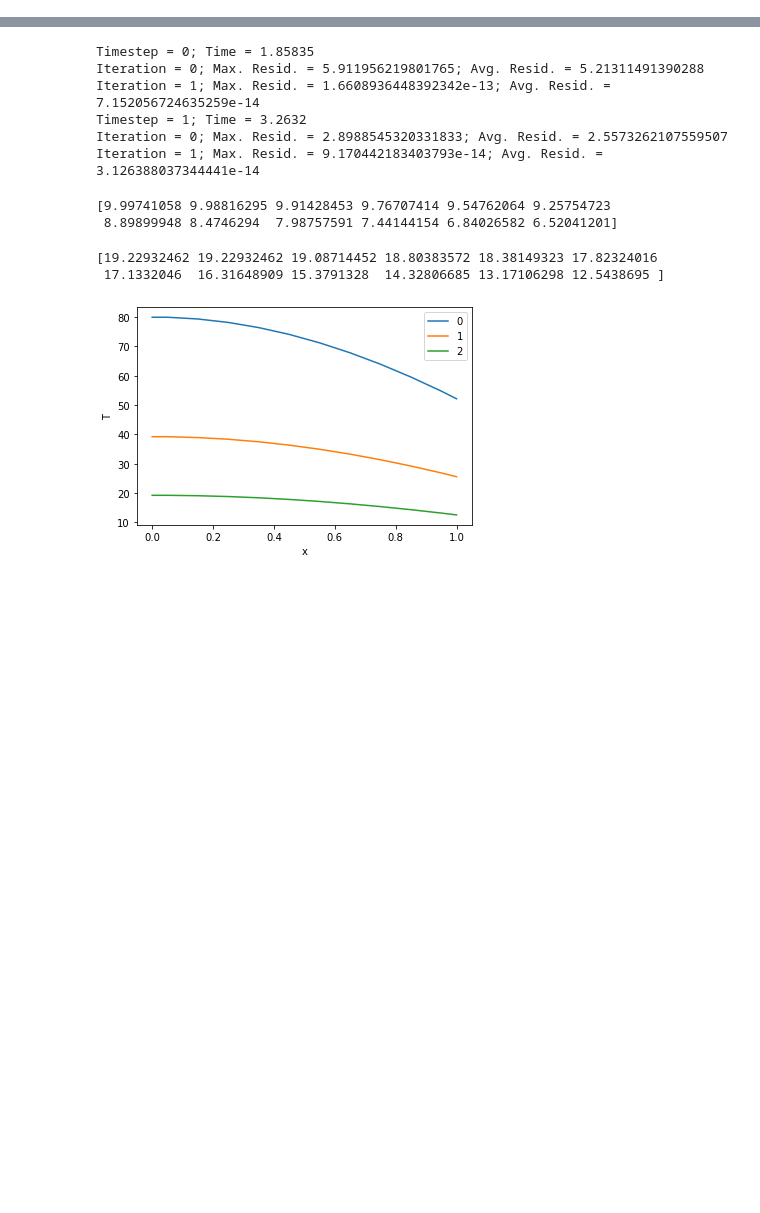
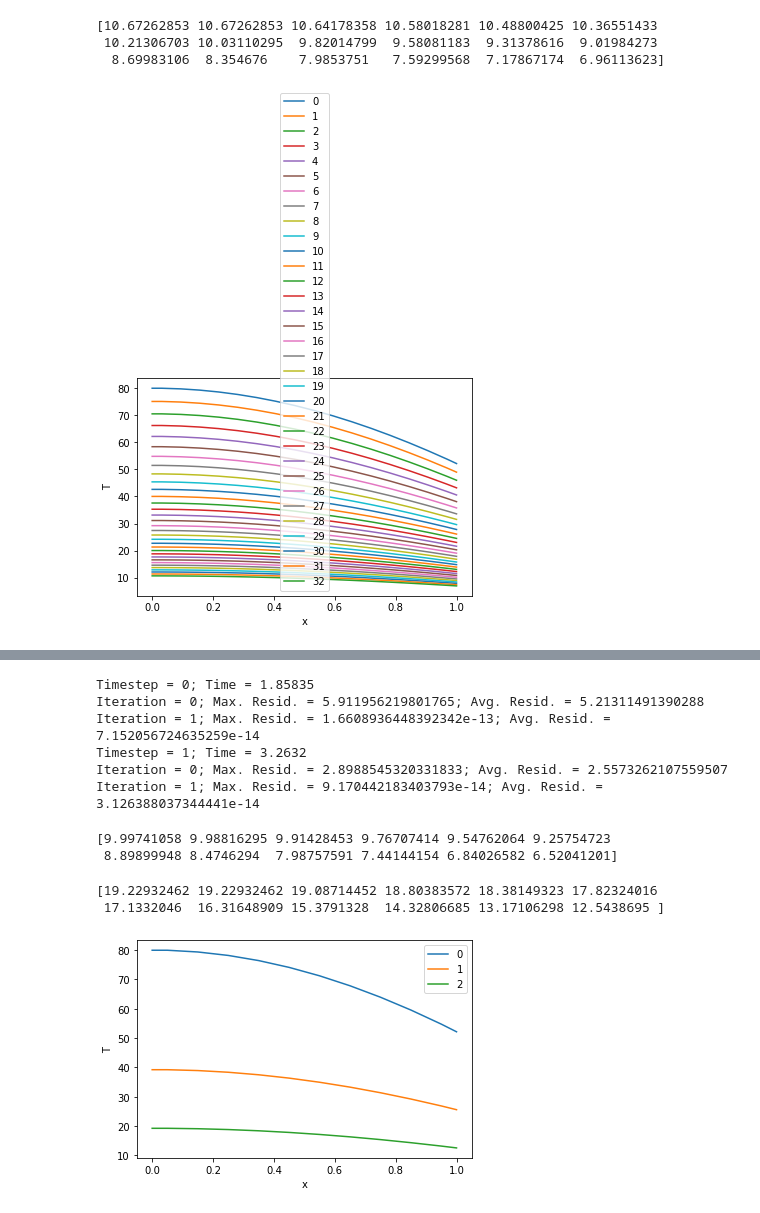
Before and after one commit to LamiaAroni/CFD_project2, a Jupyter notebook: Assignment_2.ipynb, the cells around one changed output, grey strips where cells are left out. Drawn from its saved outputs; the diff is of its cells as text; code cells hidden in the pictures; blank space fills up the shorter version.

```diff
--- a/Assignment_2.ipynb
+++ b/Assignment_2.ipynb
@@ -69,0 +350,19 @@ class RobinBc:
+# %%
+%matplotlib inline
+import matplotlib.pyplot as plt
+import math
+
+i = 0
+for T in T_solns:
+    plt.plot(grid.xP, T, label=str(i))
+    i += 1
+print(T)
+plt.xlabel("x")
+plt.ylabel("T")
+plt.legend()
+plt.show()
+# %% [output]
+[10.67262853 10.67262853 10.64178358 10.58018281 10.48800425 10.36551433
+ 10.21306703 10.03110295  9.82014799  9.58081183  9.31378616  9.01984273
+  8.69983106  8.354676    7.9853751   7.59299568  7.17867174  6.96113623]
+[figure, added]
```
Also changed, not shown: parts of 54 cells of this notebook.
